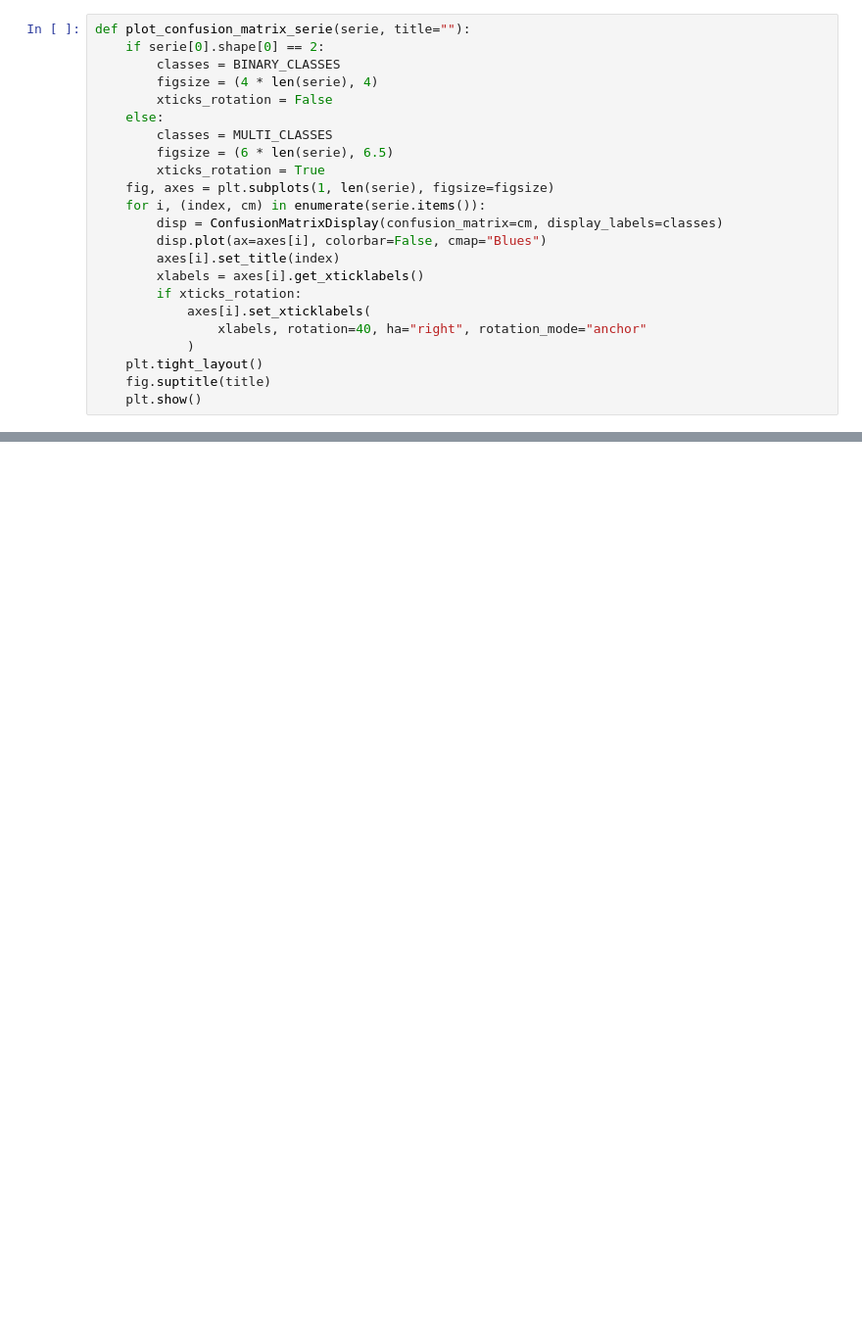
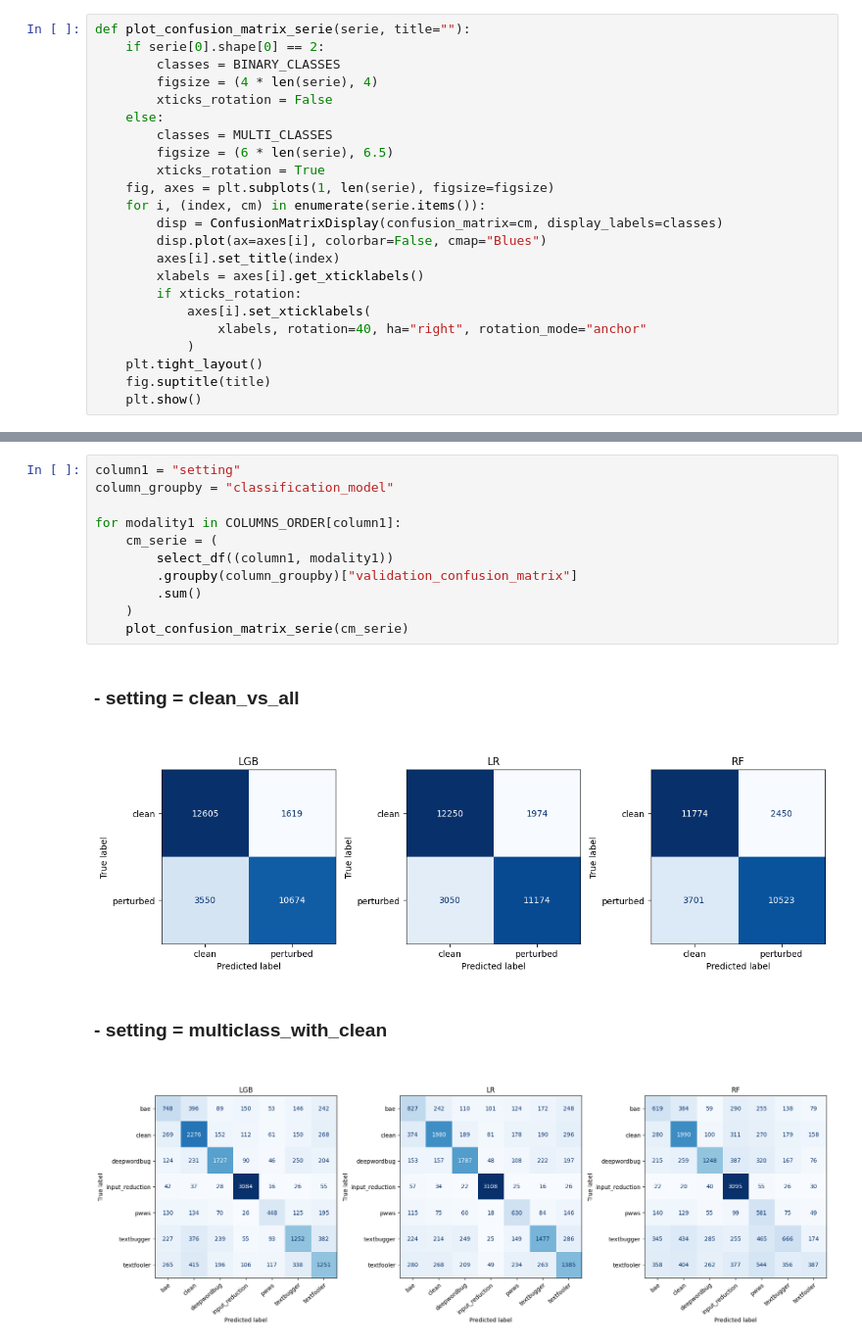
Before and after one commit to gwatkinson/TextDefendR, a Jupyter notebook: notebooks/experiment_statistics.ipynb, the cells around one changed output, grey strips where cells are left out. Shown at 98% size. Saved outputs shown, nothing was run; the diff lists cells and outputs as text; blank space fills up the shorter version.

```diff
--- a/notebooks/experiment_statistics.ipynb
+++ b/notebooks/experiment_statistics.ipynb
@@ -189,0 +366,16 @@ for setting in EXPERIMENT_SETTINGS:
+# %%
+column1 = "setting"
+column_groupby = "classification_model"
+
+for modality1 in COLUMNS_ORDER[column1]:
+    cm_serie = (
+        select_df((column1, modality1))
+        .groupby(column_groupby)["validation_confusion_matrix"]
+        .sum()
+    )
+    plot_confusion_matrix_serie(cm_serie)
+# %% [output]
+- setting = clean_vs_all
+[figure, added]
+- setting = multiclass_with_clean
+[figure, added]
```
Also changed, not shown: parts of 31 cells of this notebook, 3 other files.
